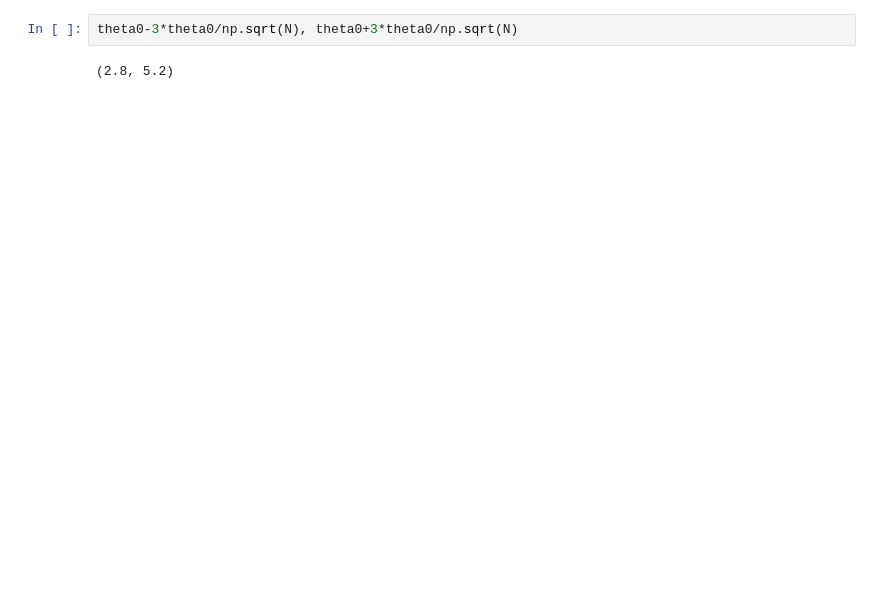
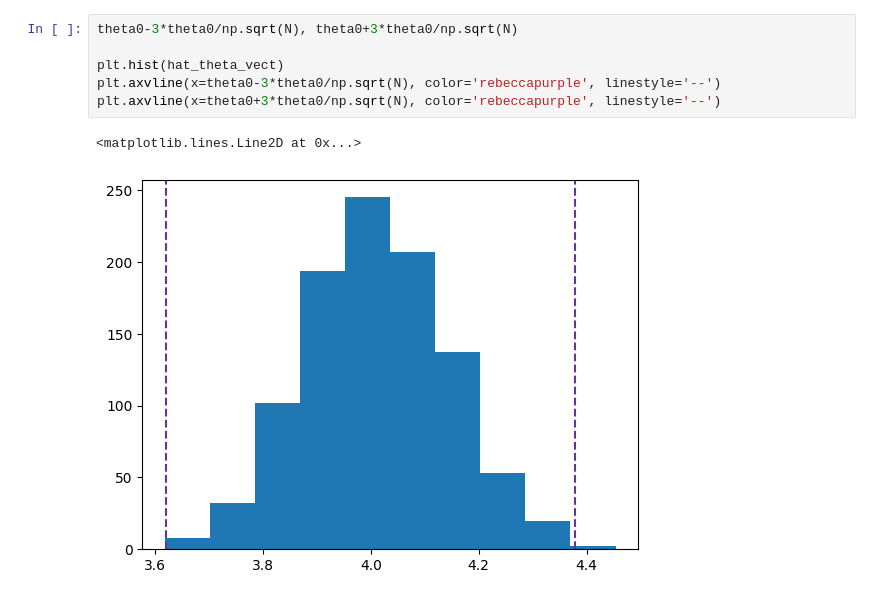
Before and after one commit to IrvingGomez/BayesianStatistics, a Jupyter notebook: Codes/4_RelacionInformacionScoreExponencial.ipynb, the cells around one changed output. Drawn from its saved outputs; the diff is of its cells as text; blank space fills up the shorter version.

```diff
--- a/Codes/4_RelacionInformacionScoreExponencial.ipynb
+++ b/Codes/4_RelacionInformacionScoreExponencial.ipynb
@@ -46,4 +45,9 @@ plt.axvline(x=theta0+3*theta0/np.sqrt(N), color='rebeccapurple', linestyle='--')
 # %%
 theta0-3*theta0/np.sqrt(N), theta0+3*theta0/np.sqrt(N)
+
+plt.hist(hat_theta_vect)
+plt.axvline(x=theta0-3*theta0/np.sqrt(N), color='rebeccapurple', linestyle='--')
+plt.axvline(x=theta0+3*theta0/np.sqrt(N), color='rebeccapurple', linestyle='--')
 # %% [output]
-(2.8, 5.2)
+<matplotlib.lines.Line2D at 0x...>
+[figure, added]
```
Also changed, not shown: parts of 8 cells of this notebook, 12 other files.
